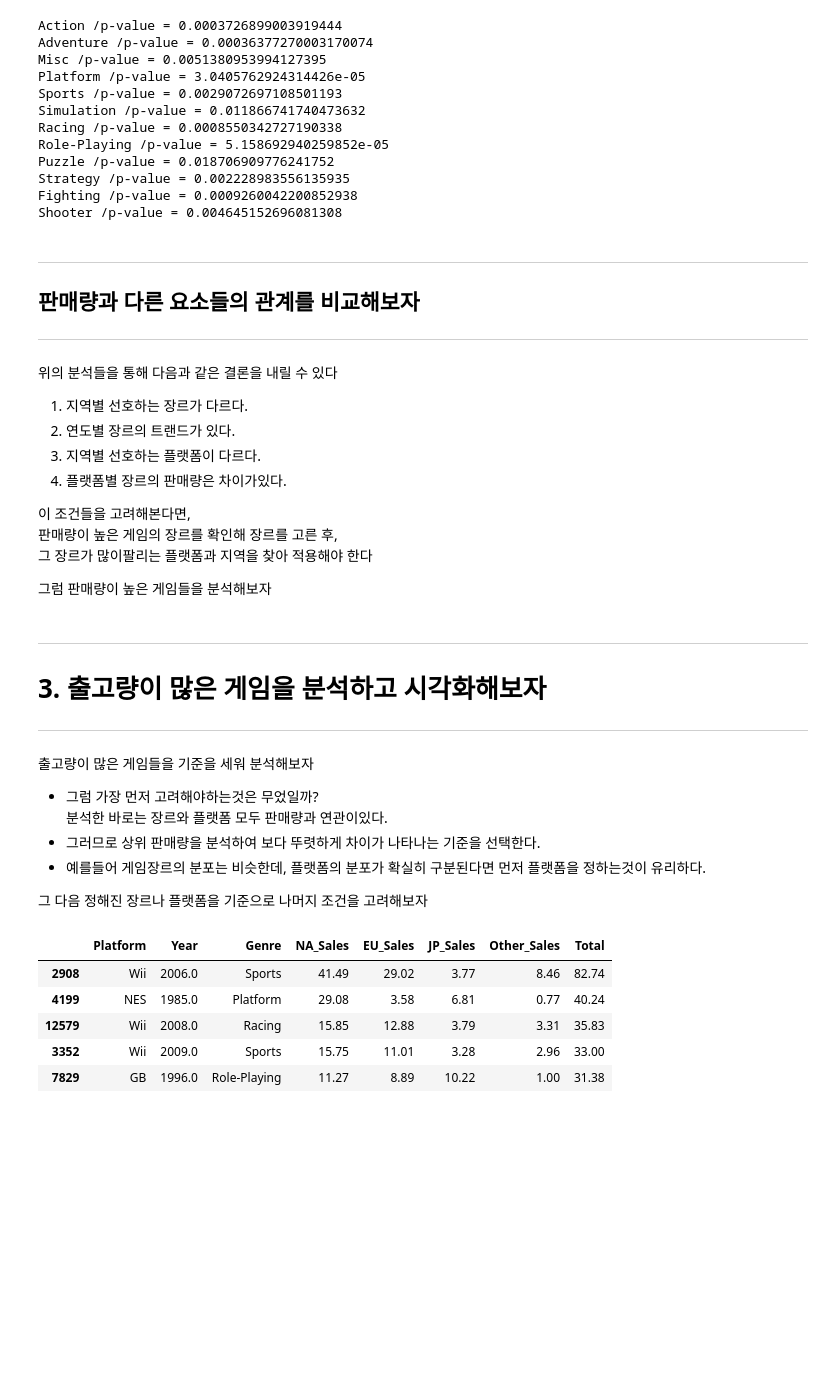
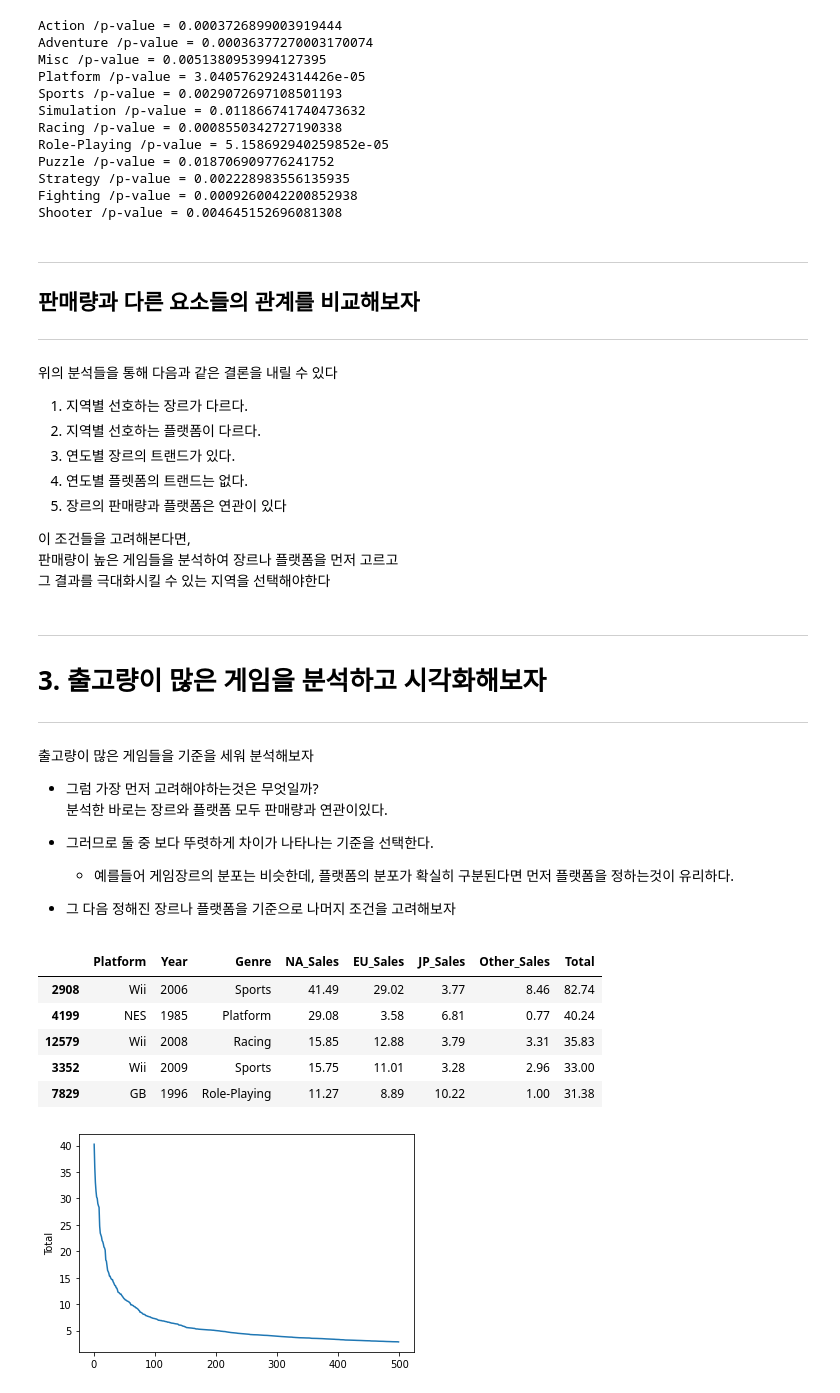
Before and after one commit to bong7233/AI_Project_1, a Jupyter notebook: AI_03_이상봉_Section1.ipynb, the cells around one changed output. Drawn from its saved outputs; the diff is of its cells as text; code cells hidden in the pictures; blank space fills up the shorter version.

```diff
--- a/AI_03_이상봉_Section1.ipynb
+++ b/AI_03_이상봉_Section1.ipynb
@@ -396,15 +402,14 @@ Shooter /p-value = 0.004645152696081308
 위의 분석들을 통해 다음과 같은 결론을 내릴 수 있다
 
 1. 지역별 선호하는 장르가 다르다.
-2. 연도별 장르의 트랜드가 있다.
-3. 지역별 선호하는 플랫폼이 다르다.
-4. 플랫폼별 장르의 판매량은 차이가있다.
+2. 지역별 선호하는 플랫폼이 다르다.
+3. 연도별 장르의 트랜드가 있다.
+4. 연도별 플렛폼의 트랜드는 없다.
+5. 장르의 판매량과 플랫폼은 연관이 있다
 
 이 조건들을 고려해본다면,
-판매량이 높은 게임의 장르를 확인해 장르를 고른 후,
-그 장르가 많이팔리는 플랫폼과 지역을 찾아 적용해야 한다
-
-그럼 판매량이 높은 게임들을 분석해보자
+판매량이 높은 게임들을 분석하여 장르나 플랫폼을 먼저 고르고
+그 결과를 극대화시킬 수 있는 지역을 선택해야한다
 # %% [markdown]
 ---
 # 3. 출고량이 많은 게임을 분석하고 시각화해보자
@@ -412,24 +417,36 @@ Shooter /p-value = 0.004645152696081308
 
 출고량이 많은 게임들을 기준을 세워 분석해보자
 
-- 그럼 가장 먼저 고려해야하는것은 무었일까?
+- 그럼 가장 먼저 고려해야하는것은 무엇일까?
 분석한 바로는 장르와 플랫폼 모두 판매량과 연관이있다.
-- 그러므로 상위 판매량을 분석하여 보다 뚜렷하게 차이가 나타나는 기준을 선택한다.
-- 예를들어 게임장르의 분포는 비슷한데, 플랫폼의 분포가 확실히 구분된다면 먼저 플랫폼을 정하는것이 유리하다.
+- 그러므로 둘 중 보다 뚜렷하게 차이가 나타나는 기준을 선택한다.
+  - 예를들어 게임장르의 분포는 비슷한데, 플랫폼의 분포가 확실히 구분된다면 먼저 플랫폼을 정하는것이 유리하다.
 
-그 다음 정해진 장르나 플랫폼을 기준으로 나머지 조건을 고려해보자
+- 그 다음 정해진 장르나 플랫폼을 기준으로 나머지 조건을 고려해보자
 # %%
 # 총판매량 오름차순 정리해서 살펴보기
 df_total = df
 df_total['Total'] =  df_total['NA_Sales'] + df_total['JP_Sales'] + df_total['EU_Sales'] + df_total['Other_Sales']
 df_total = df.sort_values(by=['Total'],ascending=False)
+df_total = df_total.dropna()
 df_total['Year'] = df_total['Year'].apply(make_year)
 
 df_total.head()
 # %% [output]
 |  | Platform | Year | Genre | NA_Sales | EU_Sales | JP_Sales | Other_Sales | Total |
-| 2908 | Wii | 2006.0 | Sports | 41.49 | 29.02 | 3.77 | 8.46 | 82.74 |
-| 4199 | NES | 1985.0 | Platform | 29.08 | 3.58 | 6.81 | 0.77 | 40.24 |
-| 12579 | Wii | 2008.0 | Racing | 15.85 | 12.88 | 3.79 | 3.31 | 35.83 |
-| 3352 | Wii | 2009.0 | Sports | 15.75 | 11.01 | 3.28 | 2.96 | 33.00 |
-| 7829 | GB | 1996.0 | Role-Playing | 11.27 | 8.89 | 10.22 | 1.00 | 31.38 |
+| 2908 | Wii | 2006 | Sports | 41.49 | 29.02 | 3.77 | 8.46 | 82.74 |
+| 4199 | NES | 1985 | Platform | 29.08 | 3.58 | 6.81 | 0.77 | 40.24 |
+| 12579 | Wii | 2008 | Racing | 15.85 | 12.88 | 3.79 | 3.31 | 35.83 |
+| 3352 | Wii | 2009 | Sports | 15.75 | 11.01 | 3.28 | 2.96 | 33.00 |
+| 7829 | GB | 1996 | Role-Playing | 11.27 | 8.89 | 10.22 | 1.00 | 31.38 |
+# %%
+# 총 판매량 그래프 (판매량이 너무 압도적인 첫번째 값을 빼고 500개를 관찰)
+df_total_reset = df_total.reset_index(drop=True)
+df_total_reset = df_total_reset[1:500]
+
+sns.lineplot(data=df_total_reset,x=df_total_reset.index,y=df_total_reset.Total)
+plt.show()
+
+# 총 판매량 그래프는 상위100개까지가 판매량이 차이가 많이 난다
+# %% [output]
+[figure, added]
```
Also changed, not shown: parts of 24 cells of this notebook.
